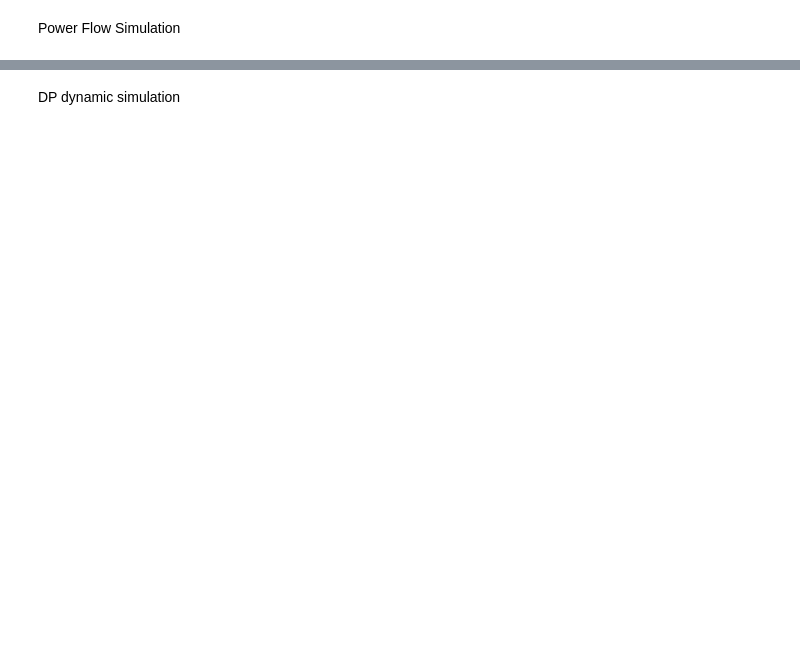
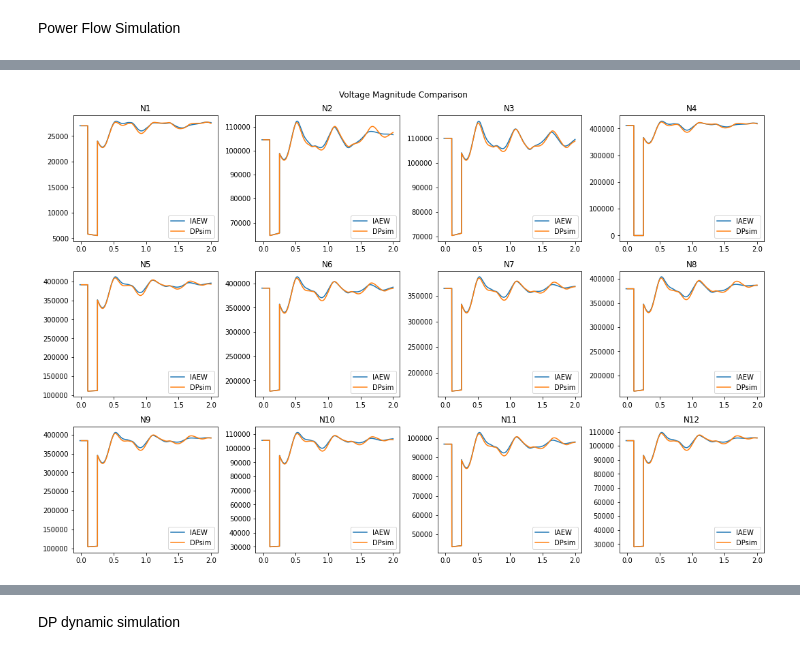
Before and after one commit to Gleb4x/dpsim, a Jupyter notebook: examples/Notebooks/9BusValidations/only_SYN/case9_only_SYN.ipynb, the cells around one changed output, grey strips where cells are left out. Saved outputs shown, nothing was run; the diff lists cells and outputs as text; code cells hidden in the pictures; blank space fills up the shorter version.

```diff
--- a/examples/Notebooks/9BusValidations/only_SYN/case9_only_SYN.ipynb
+++ b/examples/Notebooks/9BusValidations/only_SYN/case9_only_SYN.ipynb
@@ -184,0 +242,84 @@ RuntimeError: std::exception
+# %%
+import scipy.io
+import matplotlib.pyplot as plt
+
+path_file = '/home/mmo-gog/dpsim/examples/Notebooks/9BusValidations/Originial_Static_Dynamic_Data_9Bus_System_incl_simulations.mat'
+iaew_results = scipy.io.loadmat(path_file, simplify_cells= True)
+iaew_time=iaew_results['res_dyn_only_SYN']['Time']
+
+dpsim_result_file = 'logs/' + sim_name_dyn_sp + '/' + sim_name_dyn_sp + '.csv'
+ts_dpsim_sp = read_timeseries_csv(dpsim_result_file)
+phasors = ts.phasors(ts_dpsim_sp)
+
+# iterator for angles, magnitude and bus
+a = 0
+m = 1
+bus = 0
+# Number of rows and columns for subplots
+num_rows = 3
+num_cols = 4
+
+fig, axes = plt.subplots(num_rows, num_cols, figsize=(15, 10))
+fig.suptitle('Voltage Magnitude Comparison')
+
+for row in range(num_rows):
+    for col in range(num_cols):
+        node_name = f"N{row * num_cols + col + 1}"
+
+        V_base = iaew_results['case9_static_only_SYN']['bus'][bus, 9] * 1e3
+        angle = iaew_results['res_dyn_only_SYN']['Variables'][:, a]
+        magnitude = iaew_results['res_dyn_only_SYN']['Variables'][:, m] * V_base
+
+        # Plot on the corresponding subplot
+        axes[row, col].plot(iaew_time, magnitude, label='IAEW')
+        axes[row, col].plot(ts_dpsim_sp[node_name + '.V'].time, ts_dpsim_sp[node_name + '.V'].abs().values, label='DPsim')
+        axes[row, col].set_title(node_name)
+        axes[row, col].legend(loc='lower right')
+
+        a = a + 2
+        m = m + 2
+        bus = bus + 1
+
+plt.tight_layout()
+plt.show()
+
+#Plot the Generator frequency, mechanical and electrical power
+iaew_raws_delomega = [78, 80, 82]
+iaew_raws_Pe = [121, 122, 123]
+iaew_raws_Pm = [26, 34, 42]
+gen_baseS_dpsim=[6.708204e+08, 5.000000e+08, 5.000000e+08]
+
+for gen_name, delomega_idx, Pe_idx, Pm_idx, baseS_idx in zip(["Gen_N1", "Gen_N2", "Gen_N3"], iaew_raws_delomega, iaew_raws_Pe, iaew_raws_Pm, gen_baseS_dpsim):
+    # Plotting DPSim and IAEW results on the same subplot
+    fig, (ax1, ax2, ax3) = plt.subplots(1, 3, figsize=(21, 7))
+    fig.suptitle(gen_name + ' Comparison - Frequency, Electric and mechanical power in SP')
+
+    # Plot DPSim results
+    frequency_dpsim = ts_dpsim_sp[gen_name + '.w'].values-1
+    Epower_dpsim = ts_dpsim_sp[gen_name + '.Pe'].values*baseS_idx
+    Mpower_dpsim = ts_dpsim_sp[gen_name + '.Pm'].values*baseS_idx
+    t_dpsim = ts_dpsim_sp[gen_name + '.Pe'].time
+    ax1.plot(t_dpsim, frequency_dpsim, label='DPsim')
+    ax2.plot(t_dpsim, Epower_dpsim, label='DPsim')
+    ax3.plot(t_dpsim, Mpower_dpsim, label='DPsim')
+
+    # Plot IAEW results
+    frequency_iaew = iaew_results['res_dyn_only_SYN']['Variables'][:, delomega_idx]
+    Epower_iaew = iaew_results['res_dyn_only_SYN']['Variables'][:, Pe_idx]*1000e6
+    Mpower_iaew = iaew_results['res_dyn_only_SYN']['Variables'][:, Pm_idx]*1000e6
+    ax1.plot(iaew_time, frequency_iaew, label='IAEW')
+    ax2.plot(iaew_time, Epower_iaew, label='IAEW')
+    ax3.plot(iaew_time, Mpower_iaew, label='IAEW')
+
+    # Set titles for subplots
+    ax1.set_title('Frequency')
+    ax2.set_title('Electric Power')
+    ax3.set_title('Mechanical Power')
+
+    # Add legend to the subplots
+    ax1.legend(loc='lower right')
+    ax2.legend(loc='lower right')
+    ax3.legend(loc='lower right')
+
+plt.show()
+# %% [output]
@@ -184,0 +330 @@ RuntimeError: std::exception
+[figure, added]
```
Also changed, not shown: parts of 19 cells of this notebook.
